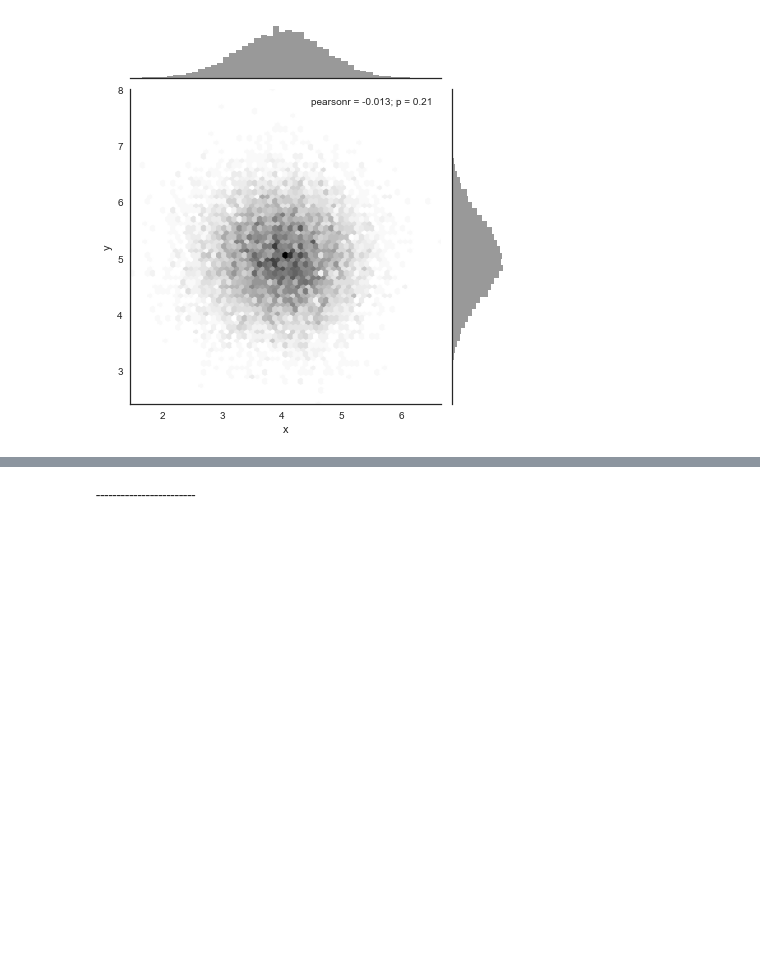
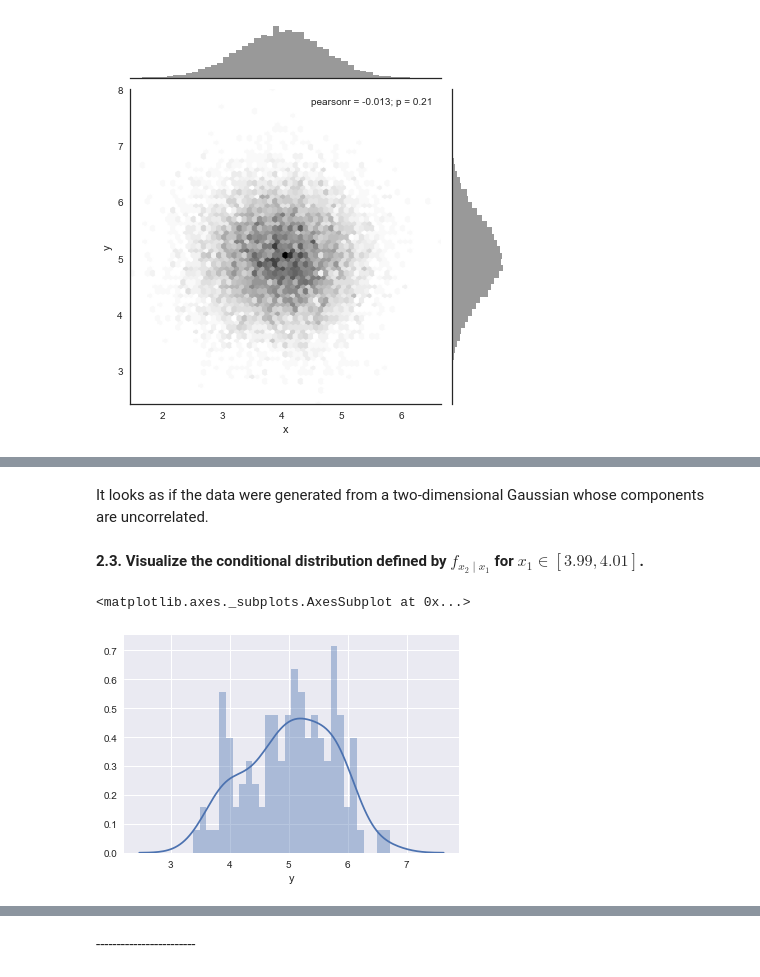
Before and after one commit to NOllAl/AM207HW, a Jupyter notebook: hw3/AM207_HW3.ipynb, the cells around one changed output, grey strips where cells are left out. Cells and saved outputs as stored; diff of their text form; code cells hidden in the pictures; blank space fills up the shorter version.

```diff
--- a/hw3/AM207_HW3.ipynb
+++ b/hw3/AM207_HW3.ipynb
@@ -95,0 +112,10 @@ with sns.axes_style("white"):
+# %% [markdown]
+It looks as if the data were generated from a two-dimensional Gaussian whose components are uncorrelated.
+# %% [markdown]
+**2.3. Visualize the conditional distribution defined by $f_{x_2 \mid x_1}$ for $x_1 \in [3.99, 4.01]$.**
+# %%
+d_x = data.loc[np.logical_and(data['x'] <= 4.01, data['x'] >= 3.99)]
+sns.distplot(d_x['y'], bins=30)
+# %% [output]
+<matplotlib.axes._subplots.AxesSubplot at 0x...>
+[figure, added]
```
Also changed, not shown: parts of 22 cells of this notebook.
